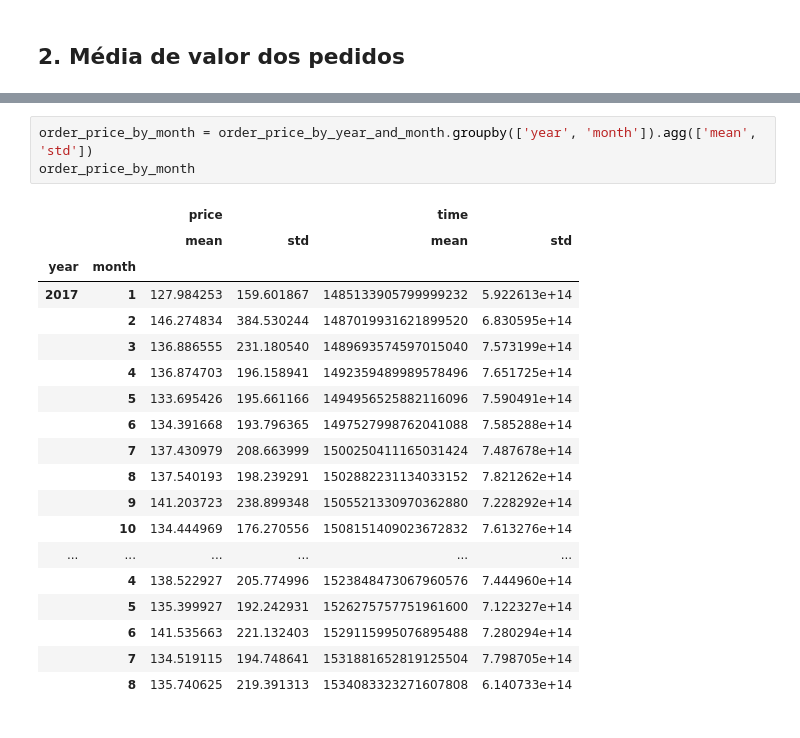
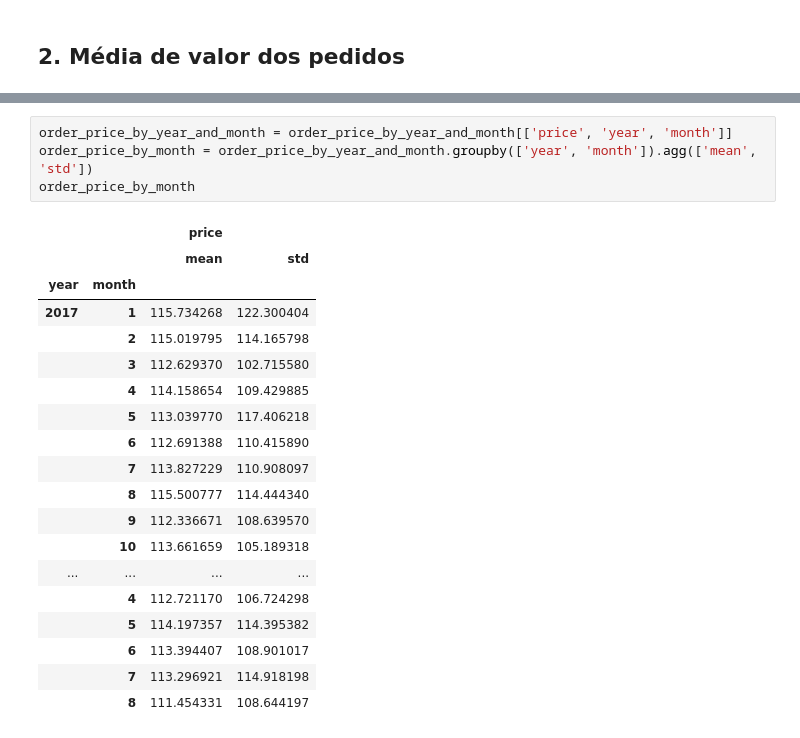
Before and after one commit to GuiBrandt/e-commerce, a Jupyter notebook: Sprint 1/KPIs.ipynb, the cells around one changed output, grey strips where cells are left out. Saved outputs shown, nothing was run; the diff lists cells and outputs as text.

```diff
--- a/Sprint 1/KPIs.ipynb
+++ b/Sprint 1/KPIs.ipynb
@@ -144,26 +154,27 @@ item_price_by_year_and_month.head()
 # %%
+order_price_by_year_and_month = order_price_by_year_and_month[['price', 'year', 'month']]
 order_price_by_month = order_price_by_year_and_month.groupby(['year', 'month']).agg(['mean', 'std'])
 order_price_by_month
 # %% [output]
-|  |  | price |  | time |  |
-|  |  | mean | std | mean | std |
-| year | month |  |  |  |  |
-| 2017 | 1 | 127.984253 | 159.601867 | 1485133905799999232 | 5.922613e+14 |
-|  | 2 | 146.274834 | 384.530244 | 1487019931621899520 | 6.830595e+14 |
-|  | 3 | 136.886555 | 231.180540 | 1489693574597015040 | 7.573199e+14 |
-|  | 4 | 136.874703 | 196.158941 | 1492359489989578496 | 7.651725e+14 |
-|  | 5 | 133.695426 | 195.661166 | 1494956525882116096 | 7.590491e+14 |
-|  | 6 | 134.391668 | 193.796365 | 1497527998762041088 | 7.585288e+14 |
-|  | 7 | 137.430979 | 208.663999 | 1500250411165031424 | 7.487678e+14 |
-|  | 8 | 137.540193 | 198.239291 | 1502882231134033152 | 7.821262e+14 |
-|  | 9 | 141.203723 | 238.899348 | 1505521330970362880 | 7.228292e+14 |
-|  | 10 | 134.444969 | 176.270556 | 1508151409023672832 | 7.613276e+14 |
-| ... | ... | ... | ... | ... | ... |
-|  | 4 | 138.522927 | 205.774996 | 1523848473067960576 | 7.444960e+14 |
-|  | 5 | 135.399927 | 192.242931 | 1526275757751961600 | 7.122327e+14 |
-|  | 6 | 141.535663 | 221.132403 | 1529115995076895488 | 7.280294e+14 |
-|  | 7 | 134.519115 | 194.748641 | 1531881652819125504 | 7.798705e+14 |
-|  | 8 | 135.740625 | 219.391313 | 1534083323271607808 | 6.140733e+14 |
+|  |  | price |  |
+|  |  | mean | std |
+| year | month |  |  |
+| 2017 | 1 | 115.734268 | 122.300404 |
+|  | 2 | 115.019795 | 114.165798 |
+|  | 3 | 112.629370 | 102.715580 |
+|  | 4 | 114.158654 | 109.429885 |
+|  | 5 | 113.039770 | 117.406218 |
+|  | 6 | 112.691388 | 110.415890 |
+|  | 7 | 113.827229 | 110.908097 |
+|  | 8 | 115.500777 | 114.444340 |
+|  | 9 | 112.336671 | 108.639570 |
+|  | 10 | 113.661659 | 105.189318 |
+| ... | ... | ... | ... |
+|  | 4 | 112.721170 | 106.724298 |
+|  | 5 | 114.197357 | 114.395382 |
+|  | 6 | 113.394407 | 108.901017 |
+|  | 7 | 113.296921 | 114.918198 |
+|  | 8 | 111.454331 | 108.644197 |
 # %%
 item_price_by_month = item_price_by_year_and_month.groupby(['year', 'month']).agg(['mean', 'std'])
 item_price_by_month
```
Also changed, not shown: parts of 12 cells of this notebook, 4 other files.
